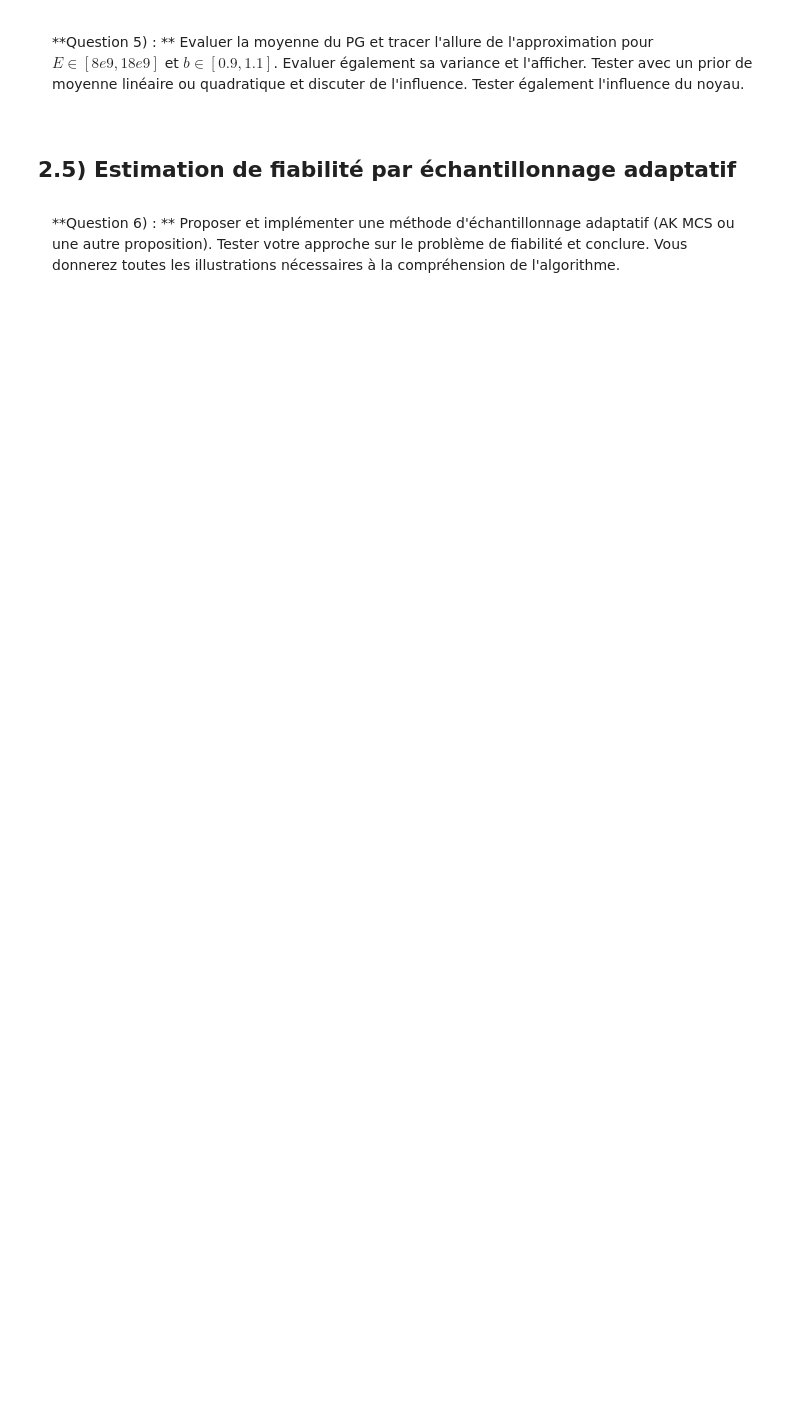
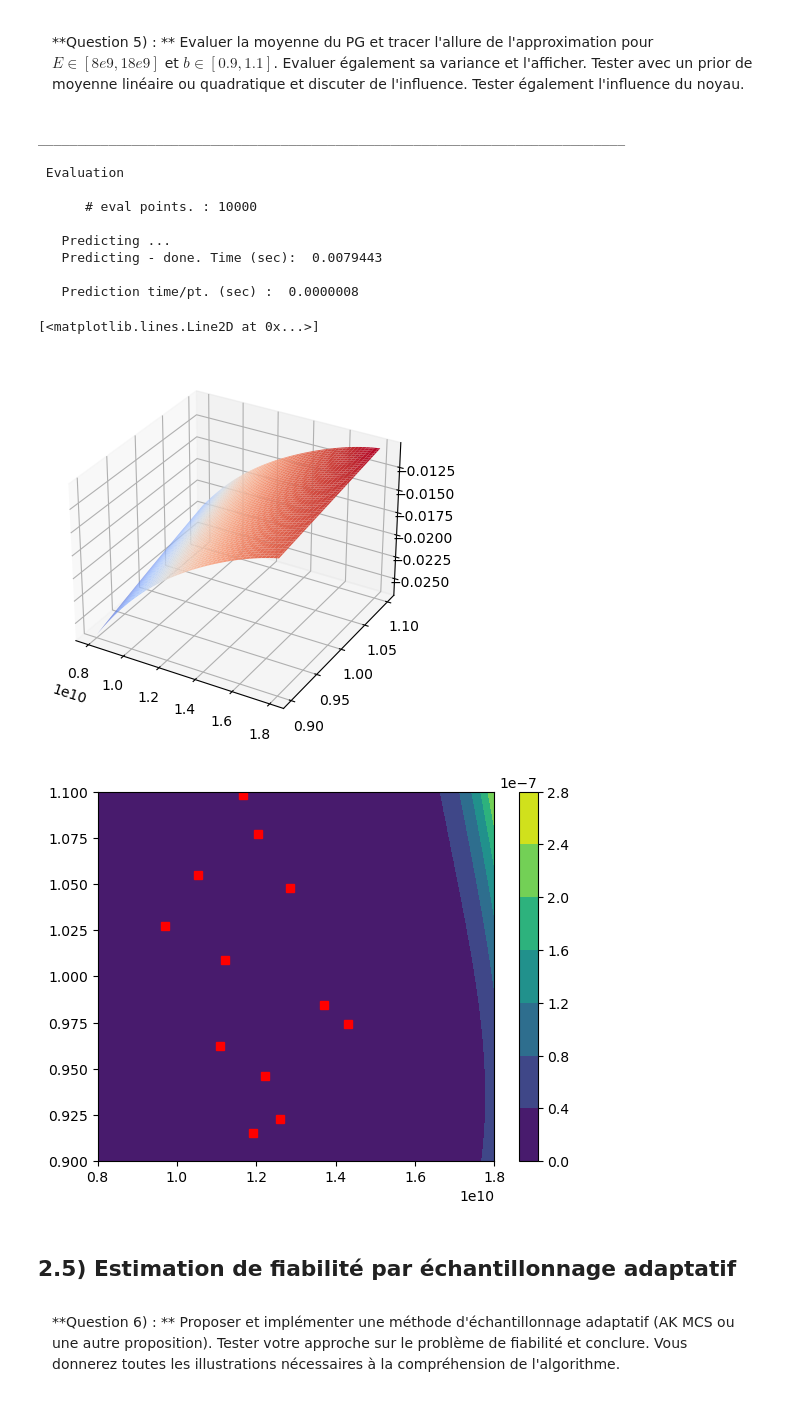
Before and after one commit to PaulCalot/supaero-mdo, a Jupyter notebook: be6/BE_3.ipynb, the cells around one changed output. Cells and saved outputs as stored; diff of their text form; code cells hidden in the pictures; blank space fills up the shorter version.

```diff
--- a/be6/BE_3.ipynb
+++ b/be6/BE_3.ipynb
@@ -84,7 +84,7 @@ def interpolation_EF(X,U,L):
     i = 0
     for x in X:
         #on cherche à quel élément appartient x et quelle est sa position relative
-        n = np.int((x-1e-12)/l) #on se décale très légèrement sur la gauche
+        n = int((x-1e-12)/l) #on se décale très légèrement sur la gauche
         #pour ne pas avoir de problème en x=L qui donnerait n=en_elem +1 et qui poserait problème
         s = (x-(n*l))/l
         #On recupère U_i et U_j correspondant
@@ -228,13 +286,13 @@ On passe maintenant à l'approximation de la fonction $U_{max}(E,b)$ par process
 
 <p class="bg-primary" style="padding:1em">**Question 4) : ** Compléter le code suivant afin de créer un échantillon d'apprentissage pour la fonction $U_{max}(E,b)$ et créer le métamodèle par PG correspondant.
 # %%
-##génération d'échantillons
+##génération d'échantillons*
 n_sim = 12
-LHS = ot.LHSExperiment(#A compléter,#A compléter)
-sample_input = np.array(#A compléter)
+LHS = ot.LHSExperiment(input_distribution, n_sim)#A compléter,#A compléter)
+sample_input = np.array(LHS.generate()) #A compléter)
 # %%
 #Vecteur U_max
-U_max = np.zeros((#A compléter,1))
+U_max = np.zeros((n_sim, 1)) #A compléter,1))
 ##Exécution du code EF pour chaque échantillon
 ##paramètres
 n_elem = 50
@@ -252,9 +310,9 @@ for i in range(n_sim):
     E = sample_input[i,0]
     b = sample_input[i,1]
     I = b*h**3/12.0
-    l_max,u_max,U = #A compléter
+    l_max,u_max,U = find_max_dep(n_elem,L,E,I,Q)
     U_max[i] = u_max
 
-sm_LHS = KRG(poly = #A compléter, corr=#A compléter)
-sm_LHS.set_training_values(#A compléter)
+sm_LHS = KRG(poly='constant', corr='squar_exp', print_global=True)
+sm_LHS.set_training_values(sample_input, U_max)
 sm_LHS.train()
@@ -261,29 +335,45 @@ sm_LHS.train()
 # %% [markdown]
 <p class="bg-primary" style="padding:1em">**Question 5) : ** Evaluer la moyenne du PG et tracer l'allure de l'approximation pour $E\in[8e9,18e9]$ et $b\in[0.9,1.1]$. Evaluer également sa variance et l'afficher. Tester avec un prior de moyenne linéaire ou quadratique et discuter de l'influence. Tester également l'influence du noyau.
 # %%
-E_dis = np.linspace(#A compléter,#A compléter,100)
-b_dis = np.linspace(#A compléter,#A compléter,100)
+n_points = 100
+E_dis = np.linspace(8e9, 18e9, n_points)#A compléter,#A compléter,100)
+b_dis = np.linspace(0.9, 1.1, n_points) #A compléter,#A compléter,100)
 Grid = []
 for real_E in E_dis:
   for real_b in b_dis:
-    Grid.append([#A compléter,#A compléter])
-mu = sm_LHS.#A compléter
-var = sm_LHS.#A compléter
+    Grid.append([real_E, real_b]) #A compléter,#A compléter])
+Grid = np.array(Grid)
+mu = sm_LHS.predict_values(Grid) #A compléter
+var = sm_LHS.predict_variances(Grid) #A compléter
 mu = mu.reshape((100,100)).T
 var = var.reshape((100,100)).T
 X1,X2 = np.meshgrid(E_dis,b_dis)
 from mpl_toolkits.mplot3d import Axes3D
 from matplotlib import cm
 
 fig = plt.figure()
 ax = fig.add_subplot(projection='3d')
 ax.plot_surface(X1,X2,mu,cmap =cm.coolwarm)
 
 fig = plt.figure()
 ax = fig.add_subplot(111)
 CF = ax.contourf(X1,X2,var)
 fig.colorbar(CF)
 plt.plot(sample_input[:,0],sample_input[:,1],'rs')
+# %% [output]
+___________________________________________________________________________
+
+ Evaluation
+
+      # eval points. : 10000
+
+   Predicting ...
+   Predicting - done. Time (sec):  0.0079443
+
+   Prediction time/pt. (sec) :  0.0000008
+[<matplotlib.lines.Line2D at 0x...>]
+[figure, added]
+[figure, added]
 # %% [markdown]
 ## 2.5) Estimation de fiabilité par échantillonnage adaptatif
 
```
Also changed, not shown: parts of 16 cells of this notebook.
